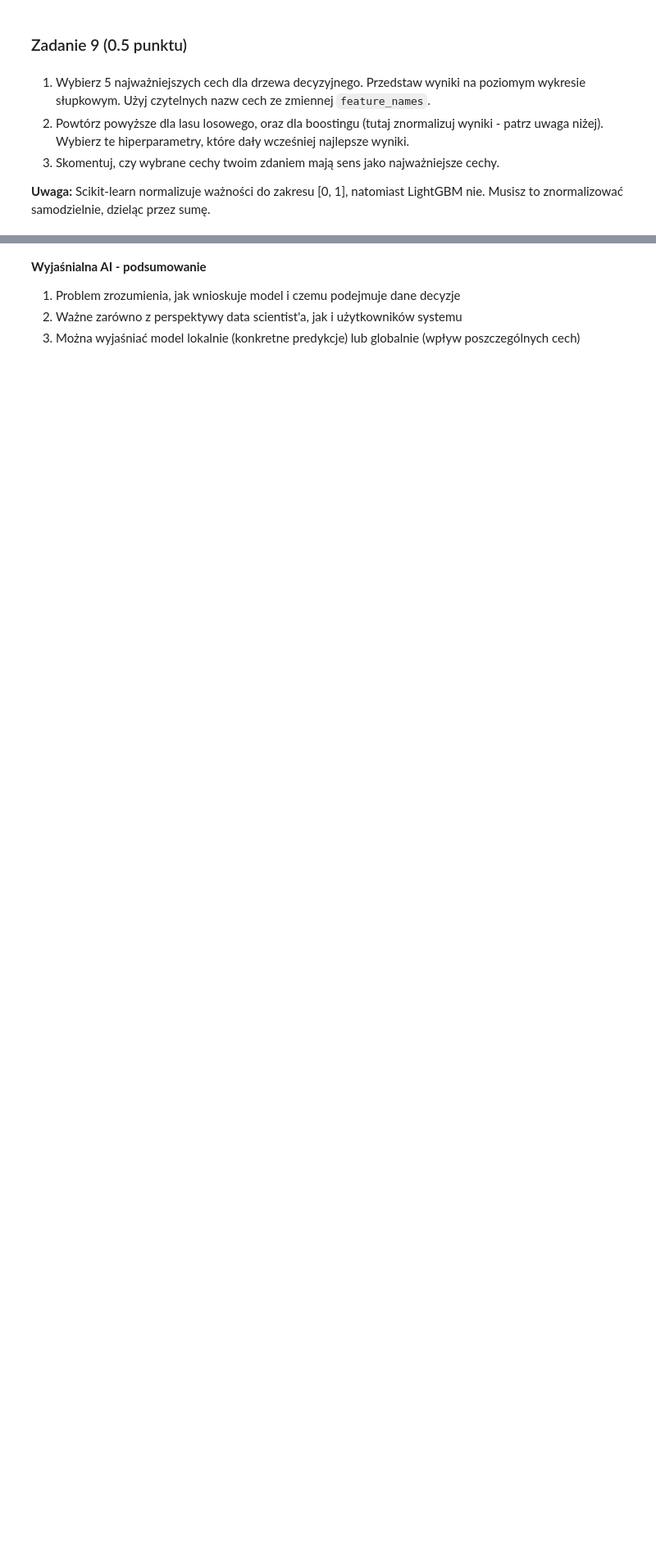
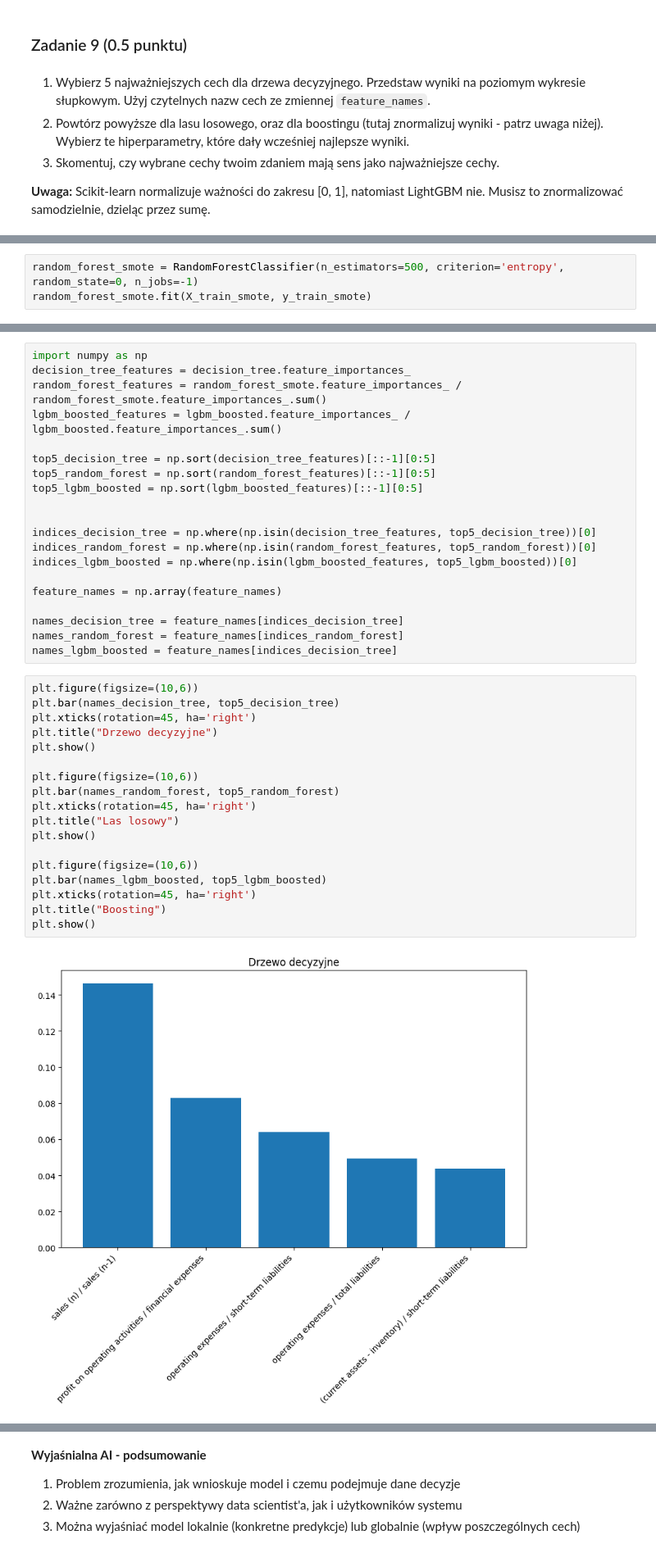
Before and after one commit to domino644/psi, a Jupyter notebook: lab2/lab_2.ipynb, the cells around one changed output, grey strips where cells are left out. Shown at 82% size. Cells and saved outputs as stored; diff of their text form; blank space fills up the shorter version.

```diff
--- a/lab2/lab_2.ipynb
+++ b/lab2/lab_2.ipynb
@@ -584,0 +579,3 @@ AttributeError: 'DecisionTreeClassifier' object has no attribute 'feature_names_
+# %%
+random_forest_smote = RandomForestClassifier(n_estimators=500, criterion='entropy', random_state=0, n_jobs=-1)
+random_forest_smote.fit(X_train_smote, y_train_smote)
@@ -584,0 +585,40 @@ AttributeError: 'DecisionTreeClassifier' object has no attribute 'feature_names_
+# %%
+import numpy as np
+decision_tree_features = decision_tree.feature_importances_
+random_forest_features = random_forest_smote.feature_importances_ / random_forest_smote.feature_importances_.sum()
+lgbm_boosted_features = lgbm_boosted.feature_importances_ / lgbm_boosted.feature_importances_.sum()
+
+top5_decision_tree = np.sort(decision_tree_features)[::-1][0:5]
+top5_random_forest = np.sort(random_forest_features)[::-1][0:5]
+top5_lgbm_boosted = np.sort(lgbm_boosted_features)[::-1][0:5]
+
+
+indices_decision_tree = np.where(np.isin(decision_tree_features, top5_decision_tree))[0]
+indices_random_forest = np.where(np.isin(random_forest_features, top5_random_forest))[0]
+indices_lgbm_boosted = np.where(np.isin(lgbm_boosted_features, top5_lgbm_boosted))[0]
+
+feature_names = np.array(feature_names)
+
+names_decision_tree = feature_names[indices_decision_tree]
+names_random_forest = feature_names[indices_random_forest]
+names_lgbm_boosted = feature_names[indices_decision_tree]
+# %%
+plt.figure(figsize=(10,6))
+plt.bar(names_decision_tree, top5_decision_tree)
+plt.xticks(rotation=45, ha='right')
+plt.title("Drzewo decyzyjne")
+plt.show()
+
+plt.figure(figsize=(10,6))
+plt.bar(names_random_forest, top5_random_forest)
+plt.xticks(rotation=45, ha='right')
+plt.title("Las losowy")
+plt.show()
+
+plt.figure(figsize=(10,6))
+plt.bar(names_lgbm_boosted, top5_lgbm_boosted)
+plt.xticks(rotation=45, ha='right')
+plt.title("Boosting")
+plt.show()
+# %% [output]
+[figure, added]
```
Also changed, not shown: parts of 9 cells of this notebook, 2 other files.
